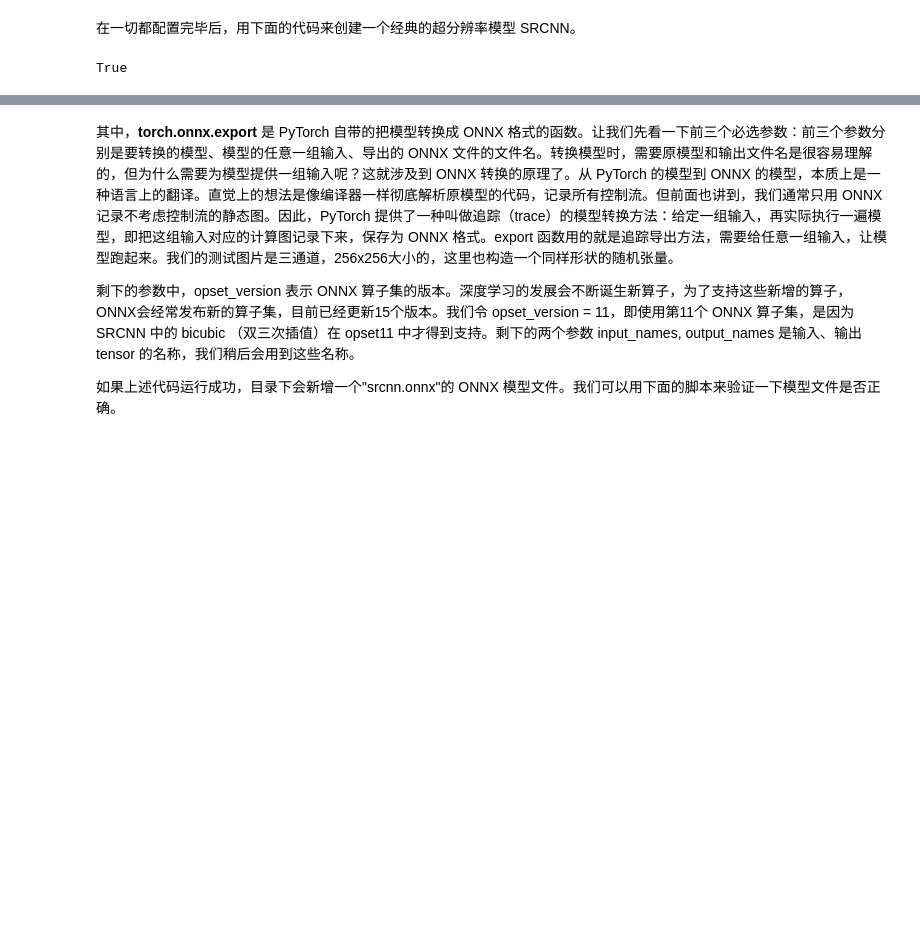
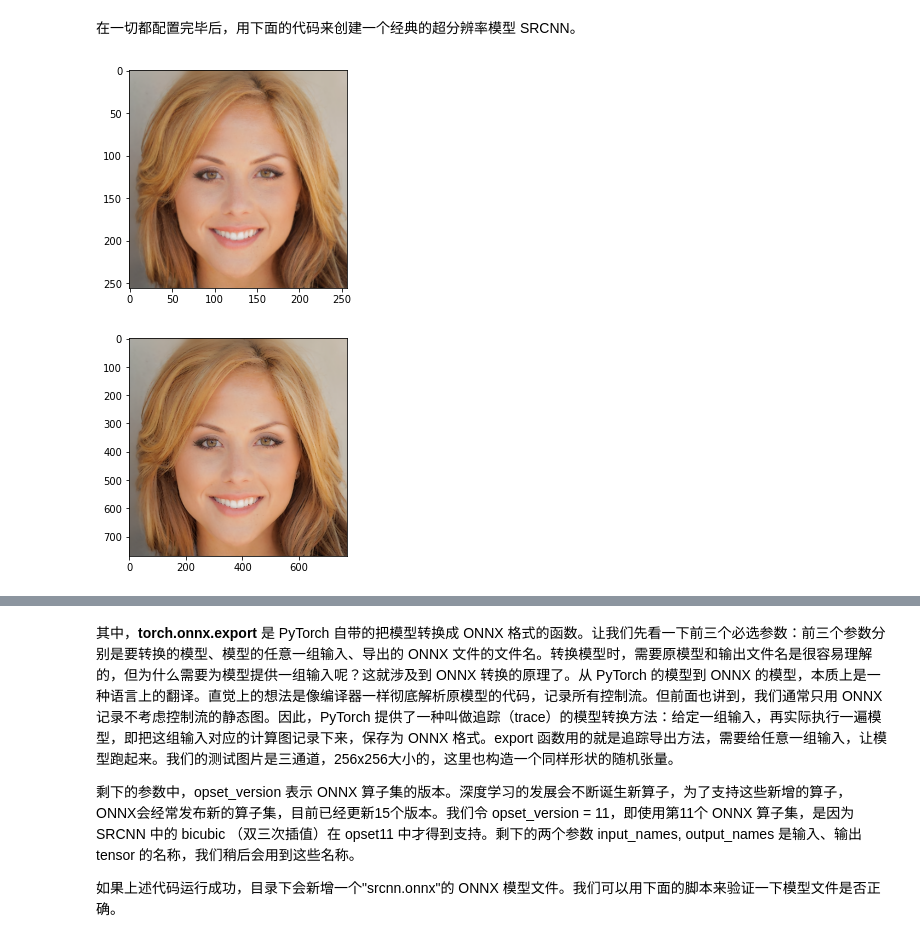
Before and after one commit to open-mmlab/mmdeploy, a Jupyter notebook: demo/tutorials_1.ipynb, the cells around one changed output, grey strips where cells are left out. Drawn from its saved outputs; the diff is of its cells as text; code cells hidden in the pictures; blank space fills up the shorter version.

Commit message:
fix lint and add img show

```diff
--- a/demo/tutorials_1.ipynb
+++ b/demo/tutorials_1.ipynb
@@ -83,6 +83,7 @@ Successfully installed onnx-1.11.0 onnxruntime-1.8.1
 import os
 
 import cv2
+from matplotlib import pyplot as plt
 import numpy as np
 import requests
 import torch
@@ -122,36 +123,42 @@ for url, name in zip(urls, names):
 def init_torch_model():
     torch_model = SuperResolutionNet(upscale_factor=3)
 
     state_dict = torch.load('srcnn.pth')['state_dict']
 
     # Adapt the checkpoint
     for old_key in list(state_dict.keys()):
         new_key = '.'.join(old_key.split('.')[1:])
         state_dict[new_key] = state_dict.pop(old_key)
 
     torch_model.load_state_dict(state_dict)
     torch_model.eval()
     return torch_model
 
 model = init_torch_model()
-input_img = cv2.imread('face.png').astype(np.float32)
-
+input_img = cv2.imread('face.png')
+plt.imshow(cv2.cvtColor(input_img,cv2.COLOR_BGR2RGB))
+plt.show()
+input_img = input_img.astype(np.float32)
 # HWC to NCHW
 input_img = np.transpose(input_img, [2, 0, 1])
 input_img = np.expand_dims(input_img, 0)
 
 # Inference
 torch_output = model(torch.from_numpy(input_img)).detach().numpy()
 
 # NCHW to HWC
 torch_output = np.squeeze(torch_output, 0)
 torch_output = np.clip(torch_output, 0, 255)
 torch_output = np.transpose(torch_output, [1, 2, 0]).astype(np.uint8)
 
 # Show image
 cv2.imwrite("face_torch.png", torch_output)
+
+plt.imshow(cv2.cvtColor(torch_output,cv2.COLOR_BGR2RGB))
+plt.show()
 # %% [output]
-True
+[figure, added]
+[figure, added]
 # %% [markdown]
 SRCNN 先把图像上采样到对应分辨率，再用 3 个卷积层处理图像。为了方便起见，我们跳过训练网络的步骤，直接下载模型权重（由于 MMEditing 中 SRCNN 的权重结构和我们定义的模型不太一样，我们修改了权重字典的 key 来适配我们定义的模型），同时下载好输入图片。为了让模型输出成正确的图片格式，我们把模型的输出转换成 HWC 格式，并保证每一通道的颜色值都在 0~255 之间。如果脚本正常运行的话，一幅超分辨率的人脸照片会保存在 “face_torch.png” 中。
 
```
Also changed, not shown: parts of 3 cells of this notebook.
